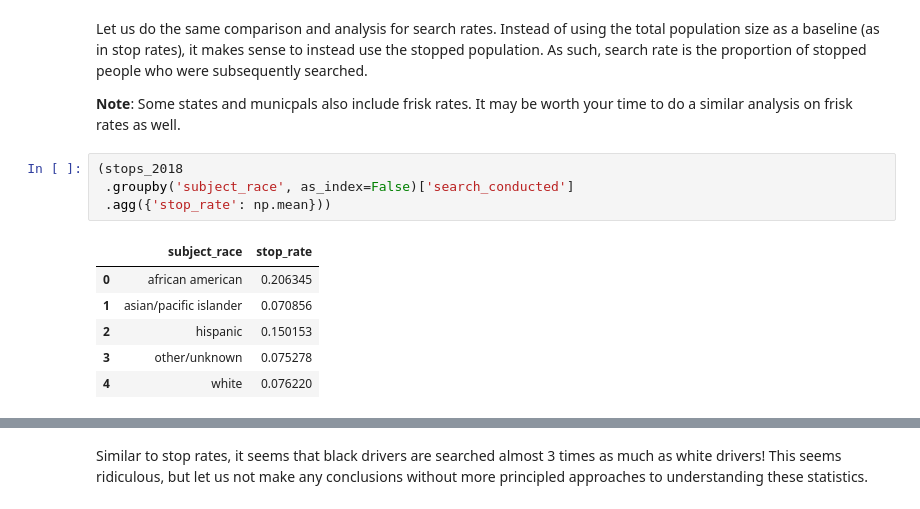
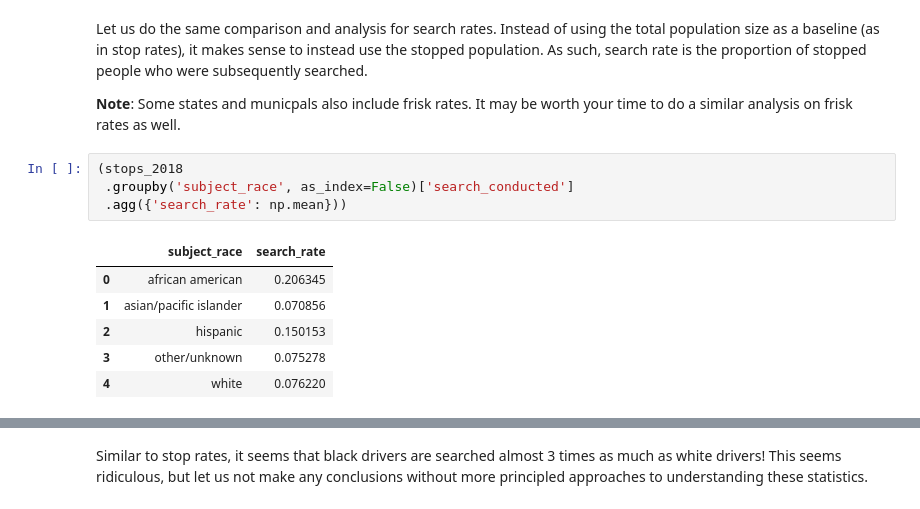
Before and after one commit to shengsiongong/ac221_police_stops, a Jupyter notebook: tutorial_guide.ipynb, the cells around one changed output, grey strips where cells are left out. Drawn from its saved outputs; the diff is of its cells as text.

```diff
--- a/tutorial_guide.ipynb
+++ b/tutorial_guide.ipynb
@@ -290,9 +325,9 @@ Let us do the same comparison and analysis for search rates. Instead of using th
 # %%
 (stops_2018
  .groupby('subject_race', as_index=False)['search_conducted']
- .agg({'stop_rate': np.mean}))
+ .agg({'search_rate': np.mean}))
 # %% [output]
-|  | subject_race | stop_rate |
+|  | subject_race | search_rate |
 | 0 | african american | 0.206345 |
 | 1 | asian/pacific islander | 0.070856 |
 | 2 | hispanic | 0.150153 |
```
Also changed, not shown: parts of 38 cells of this notebook.
